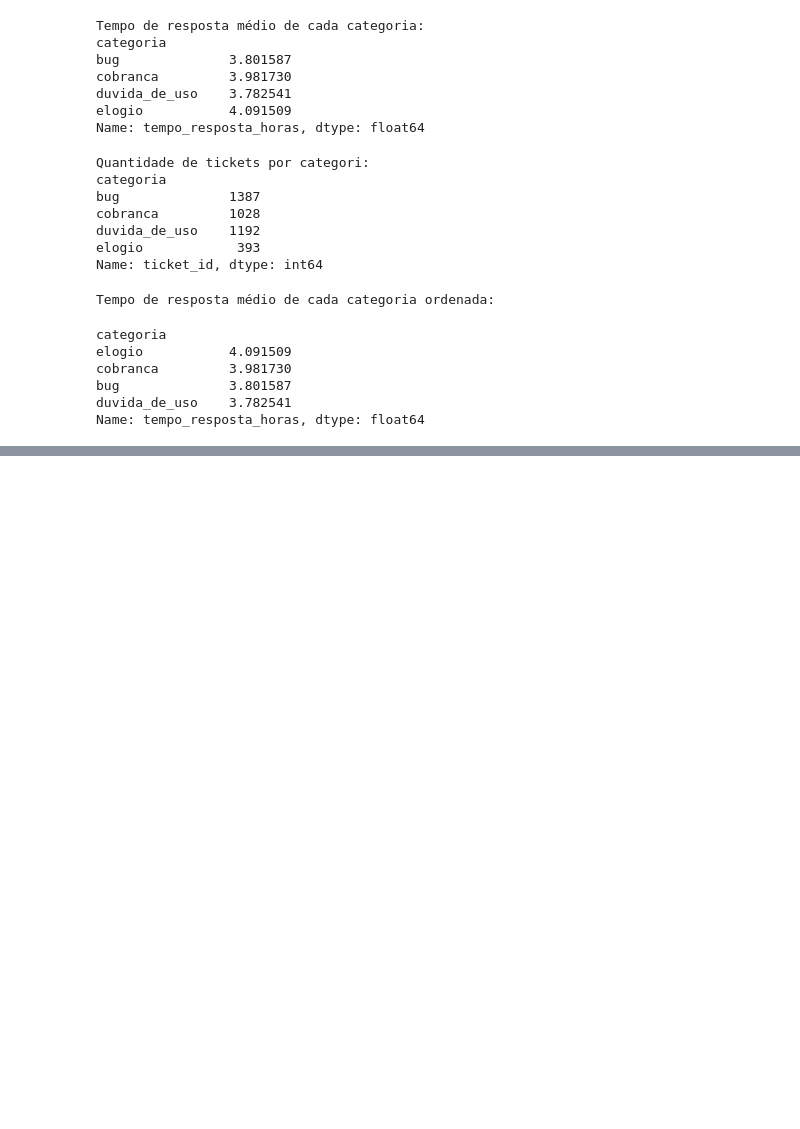
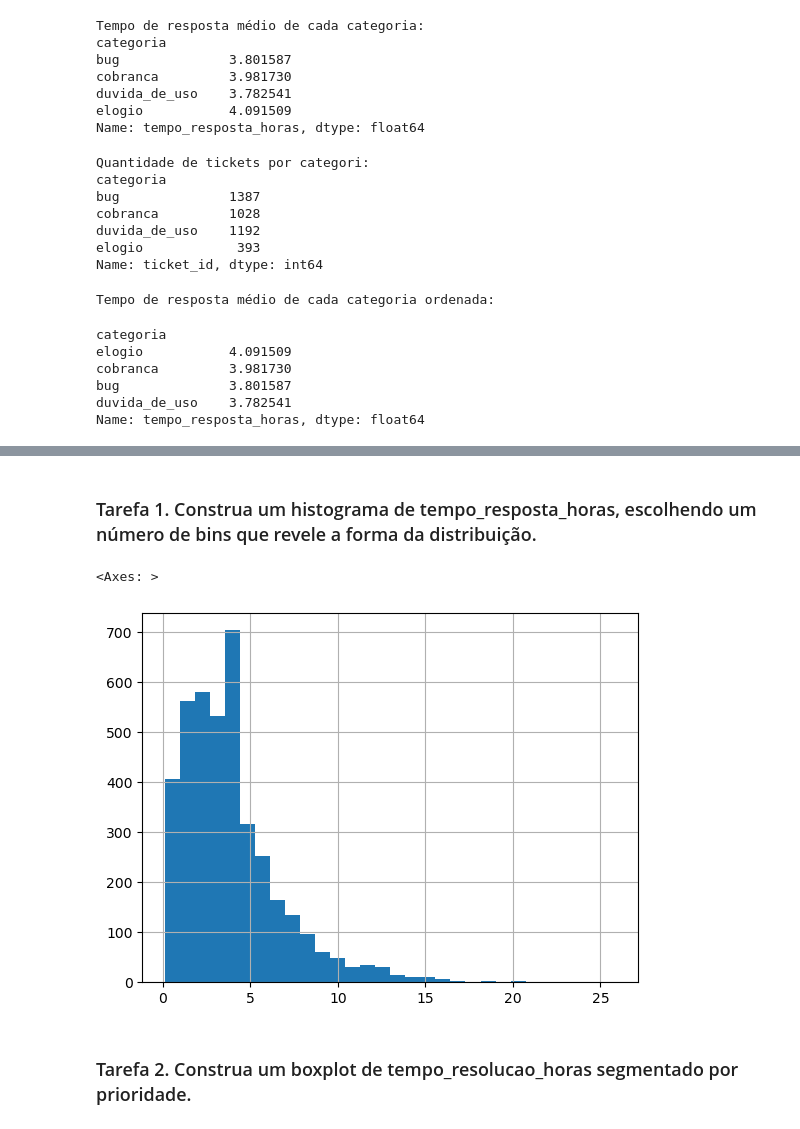
Before and after one commit to kick250/estatistica_aplicada, a Jupyter notebook: local/tp2.ipynb, the cells around one changed output, grey strips where cells are left out. Cells and saved outputs as stored; diff of their text form; code cells hidden in the pictures; blank space fills up the shorter version.

```diff
--- a/local/tp2.ipynb
+++ b/local/tp2.ipynb
@@ -447,0 +613,9 @@ hello
+# %% [markdown]
+### Tarefa 1. Construa um histograma de tempo_resposta_horas, escolhendo um número de bins que revele a forma da distribuição.
+# %%
+support_tickets_df[RESPONSE_TIME_COLUMN].hist(bins=30)
+# %% [output]
+<Axes: >
+[figure, added]
+# %% [markdown]
+### Tarefa 2. Construa um boxplot de tempo_resolucao_horas segmentado por prioridade.
```
Also changed, not shown: parts of 78 cells of this notebook.
